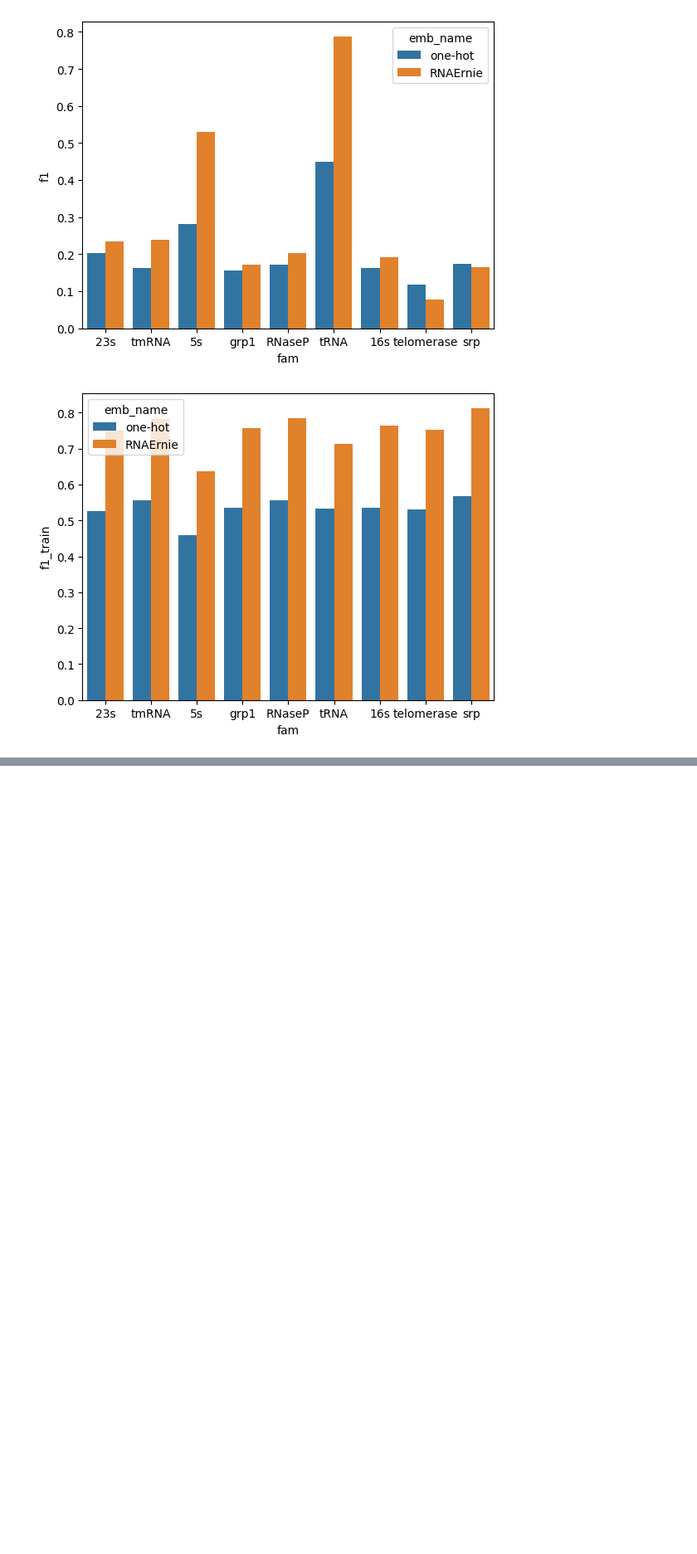
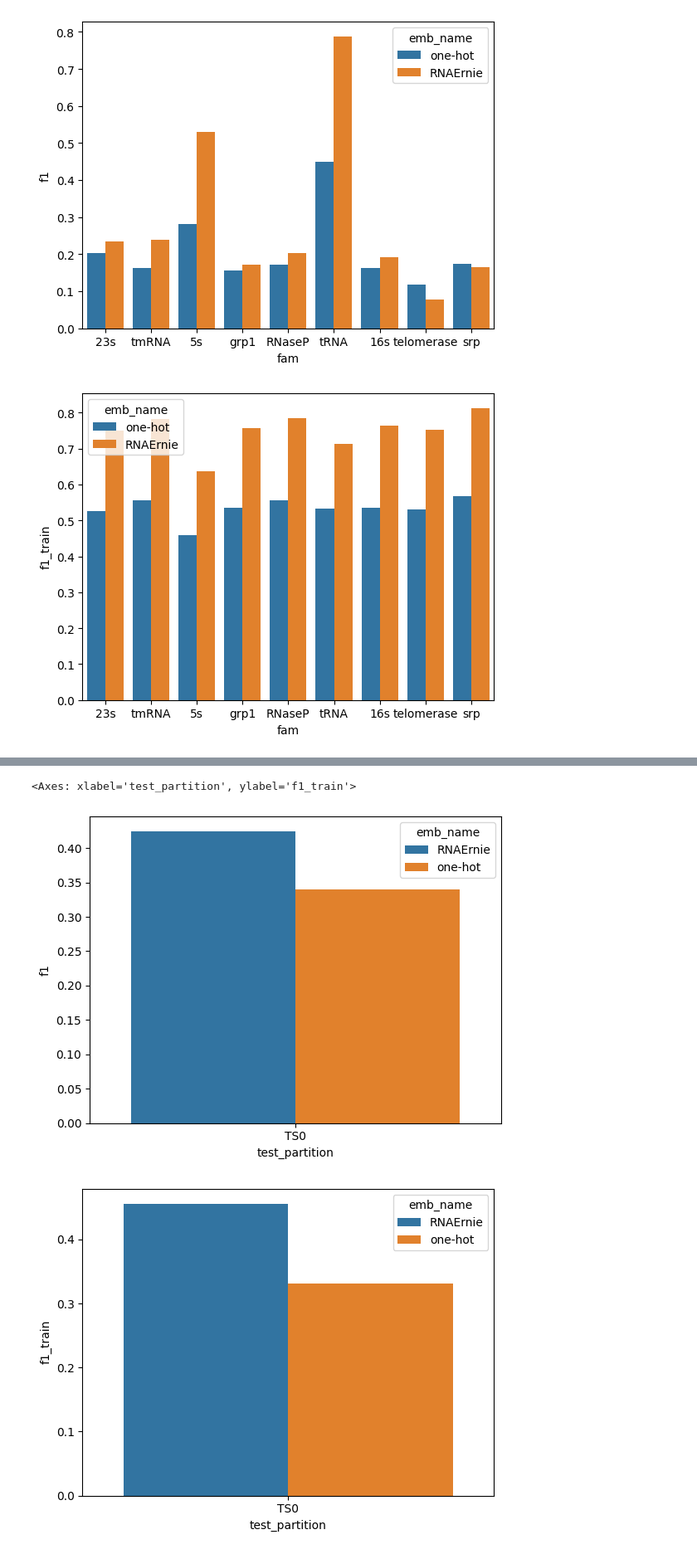
Before and after one commit to lucianozablocki/rna-llm-comparison, a Jupyter notebook: scripts/summary.ipynb, the cells around one changed output, grey strips where cells are left out. Shown at 83% size. Drawn from its saved outputs; the diff is of its cells as text; code cells hidden in the pictures; blank space fills up the shorter version.

```diff
--- a/scripts/summary.ipynb
+++ b/scripts/summary.ipynb
@@ -6,7 +6,7 @@ import os
 res_path = "../../insync/lncRNA/LLM-RNA/results/"
 summary = []
 for res in os.listdir(res_path):
-    if "results_" in res:
+    if "results_" in res and "famfold" in res:
         emb_name = res.split("_")[1]
         path = os.path.join(res_path, res)
         for fam in os.listdir(path):
@@ -53,0 +33,31 @@ Successfully installed contourpy-1.2.1 cycler-0.12.1 fonttools-4.53.0 kiwisolver
+# %%
+import pandas as pd
+import os
+
+# famfold
+res_path = "../../insync/lncRNA/LLM-RNA/results/"
+summary = []
+for res in os.listdir(res_path):
+    if "results_" in res and "bpRNA" in res:
+        emb_name = res.split("_")[1]
+        path = os.path.join(res_path, res)
+        try:
+            df = pd.read_csv(os.path.join(path, "metrics.csv"))
+        except FileNotFoundError:
+            continue
+        f1, f1_shift, f1_post = df["test_f1"].iloc[-1], df["test_f1_shift"].iloc[-1], df["test_f1_post_rinalmo"].iloc[-1]
+        f1_train = df["train_f1"].iloc[-1]
+        summary.append([res, "TS0", emb_name, f1_train, f1, f1_shift, f1_post])
+
+summary = pd.DataFrame(summary, columns=["res", "test_partition", "emb_name", "f1_train", "f1", "f1_shift", "f1_post"])
+
+# boxplot
+from matplotlib import pyplot as plt
+import seaborn as sns
+sns.barplot(data=summary, x="test_partition", y="f1", hue="emb_name")
+plt.figure()
+sns.barplot(data=summary, x="test_partition", y="f1_train", hue="emb_name")
+# %% [output]
+<Axes: xlabel='test_partition', ylabel='f1_train'>
+[figure, added]
+[figure, added]
```
Also changed, not shown: parts of 1 cell of this notebook, 1 other file.
